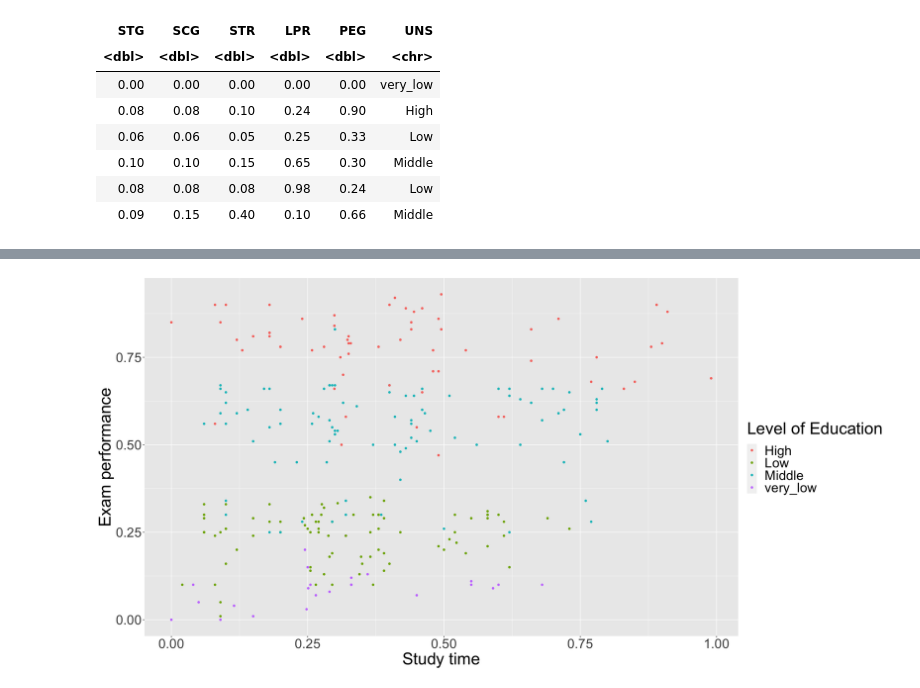
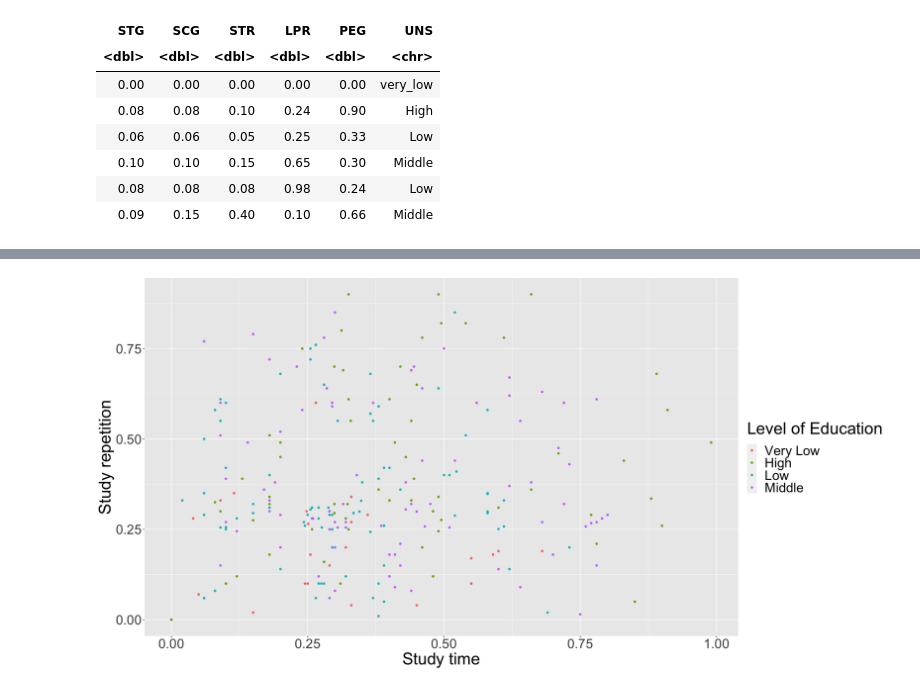
Before and after one commit to lojnys/dsci100_group_18, a Jupyter notebook: group_proposal.ipynb, the cells around one changed output, grey strips where cells are left out. Cells and saved outputs as stored; diff of their text form; code cells hidden in the pictures.

```diff
--- a/group_proposal.ipynb
+++ b/group_proposal.ipynb
@@ -58,10 +114,10 @@ A tibble: 6 × 3
 # %%
-stg_vs_peg_plot <- data_training |>
-ggplot(aes(x = STG, y = PEG, color = UNS)) +
+stg_vs_scg_plot <- data_wrangled |>
+ggplot(aes(x = study_time, y = repetition, color = knowledge_level)) +
 geom_point() +
-labs(x = "Study time", y = "Exam performance", color = "Level of Education") +
+labs(x = "Study time", y = "Study repetition", color = "Level of Education") +
 theme(text = element_text(size = 30))
 
-stg_vs_peg_plot
+stg_vs_scg_plot
 # %% [output]
-[figure, old version]
+[figure, new version]
```
Also changed, not shown: parts of 10 cells of this notebook, 4 other files.
